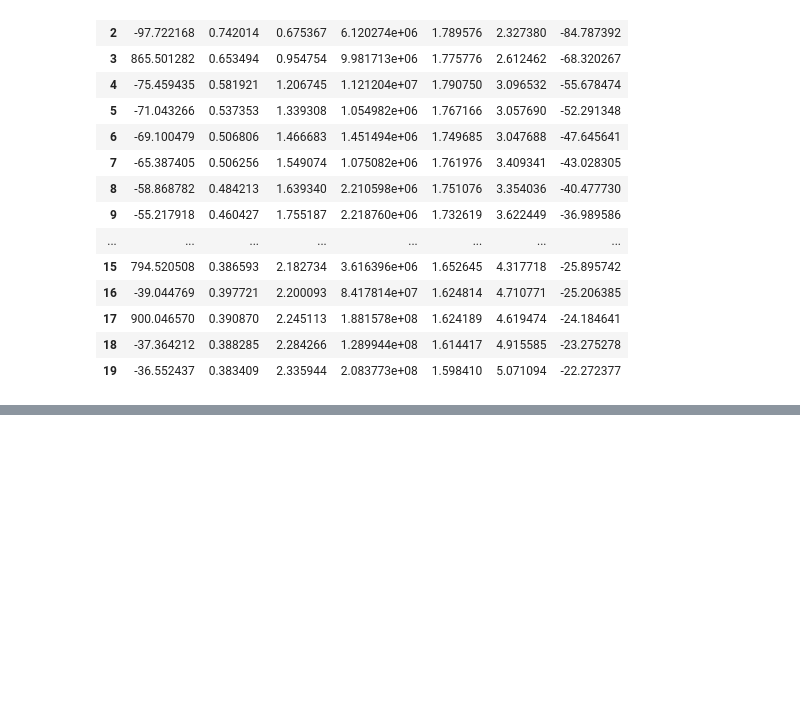
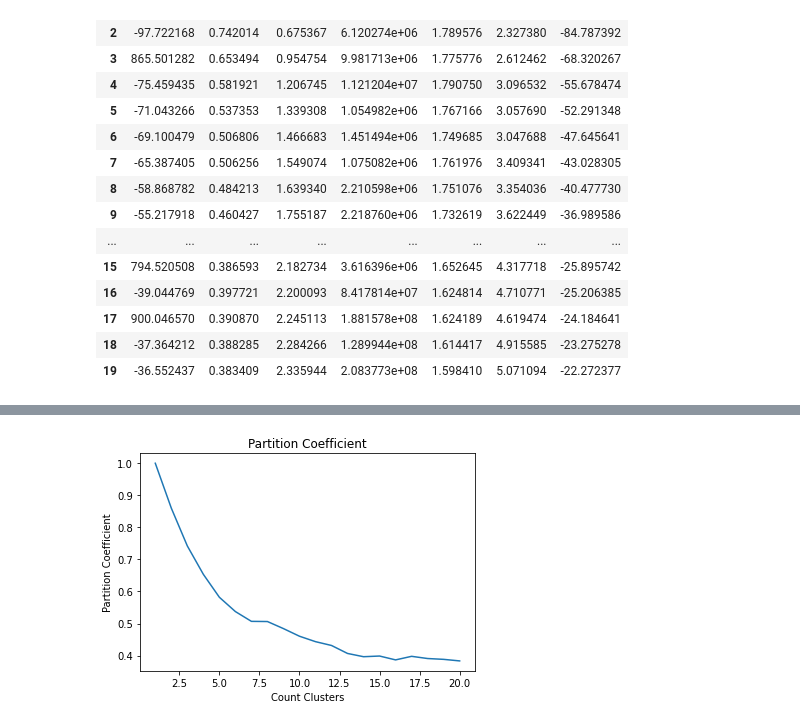
Before and after one commit to VolDonets/cmeans_python, a Jupyter notebook: kmnt_article_2022/testing_methods_irises.ipynb, the cells around one changed output, grey strips where cells are left out. Cells and saved outputs as stored; diff of their text form; code cells hidden in the pictures; blank space fills up the shorter version.

```diff
--- a/kmnt_article_2022/testing_methods_irises.ipynb
+++ b/kmnt_article_2022/testing_methods_irises.ipynb
@@ -127,0 +145,5 @@ plot_res(x=range(min_cluster_count, max_cluster_count + 1), y=fsi,
+# %%
+plot_res(x=range(min_cluster_count, max_cluster_count + 1), y=res_coefs['pc'],
+         x_label='Count Clusters', y_label='Partition Coefficient', title='Partition Coefficient')
+# %% [output]
+[figure, added]
```
Also changed, not shown: parts of 8 cells of this notebook.
